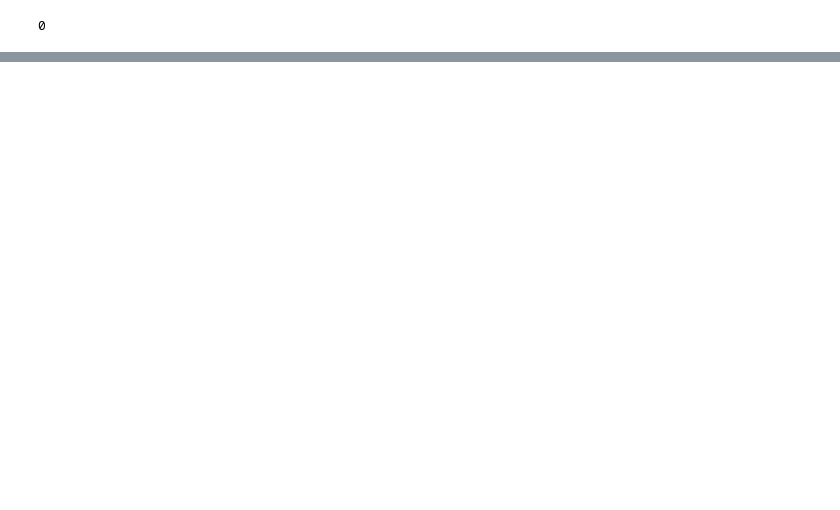
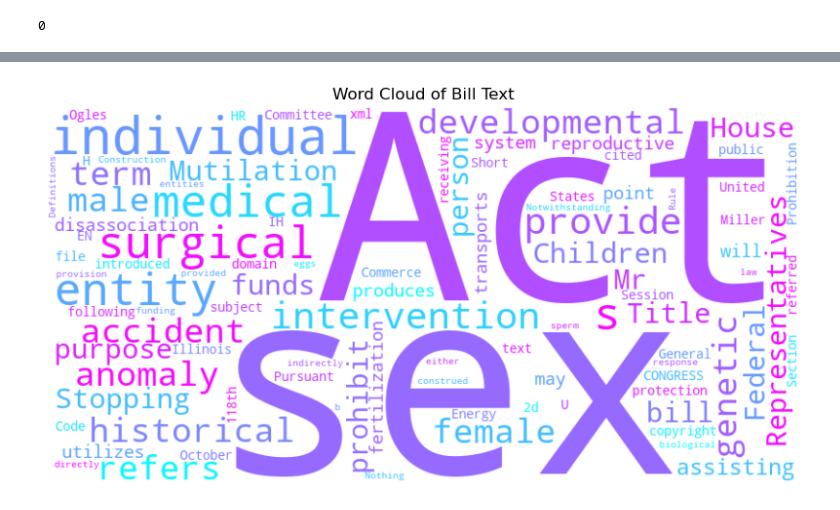
Before and after one commit to Mcjack1999/GA-Trans-Leg, a Jupyter notebook: tracker_federal.ipynb, the cells around one changed output, grey strips where cells are left out. Cells and saved outputs as stored; diff of their text form; code cells hidden in the pictures; blank space fills up the shorter version.

Commit message:
Word Cloud

```diff
--- a/tracker_federal.ipynb
+++ b/tracker_federal.ipynb
@@ -496,2 +543,6 @@ df_combined.head()
+# %%
+with open('Bill_text.txt', 'w', encoding='utf-8') as f:
+    for item in xml_text:
+        f.write(str(item) + '\n')
 # %%
 #Cleaning full text
@@ -499,0 +549,5 @@ df_combined.head()
+# %%
+# loading up the texts that we just saved
+load = open('./Bill_text.txt')
+data = load.read()
+load.close()
@@ -499,0 +556,15 @@ df_combined.head()
+# %%
+soup = BeautifulSoup(data, 'xml')
+text_only = soup.get_text(separator=' ', strip=True)
+# %%
+# remove all the characters in the "take out" list by writing a
+# loop that replaces those characters with an empty character, ''
+def clean_up(text):
+    take_out = ['\n', '/n', '\\n', '_', '[', ']', '<html><body><pre>', '<html><body><pre>', '  ']
+    for item in take_out:
+        if item in text:
+            text = text.replace(item, '')
+    return text
+
+
+cleaned = clean_up(text_only)
@@ -501,0 +607,17 @@ df_combined.head()
+# %%
+wordcloud = WordCloud(
+    width=800,
+    height=400,
+    background_color='white',
+    max_words=200,
+    colormap='cool'
+).generate(cleaned)
+
+# Display it
+plt.figure(figsize=(10, 5))
+plt.imshow(wordcloud, interpolation='bilinear')
+plt.axis('off')
+plt.title("Word Cloud of Bill Text")
+plt.show()
+# %% [output]
+[figure, added]
```
Also changed, not shown: parts of 39 cells of this notebook, 2 other files.
